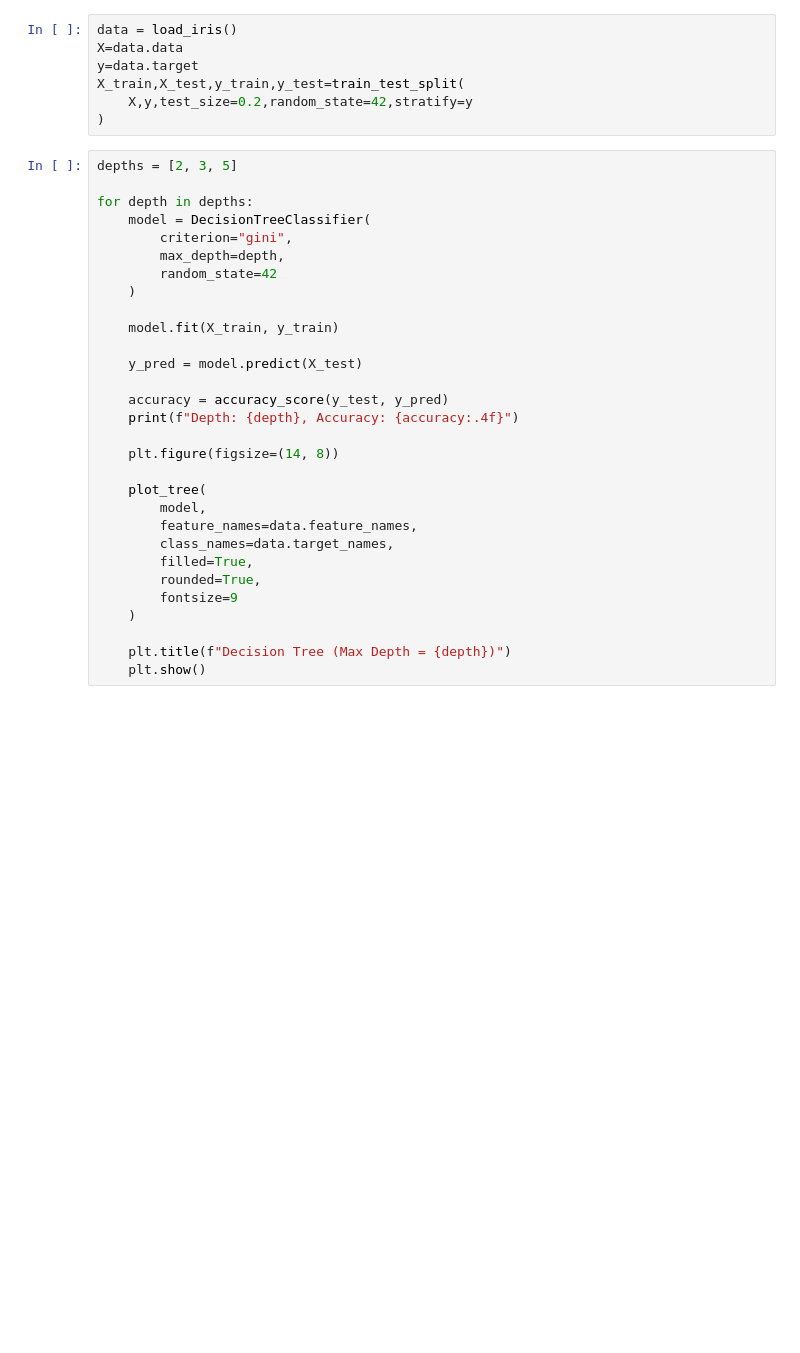
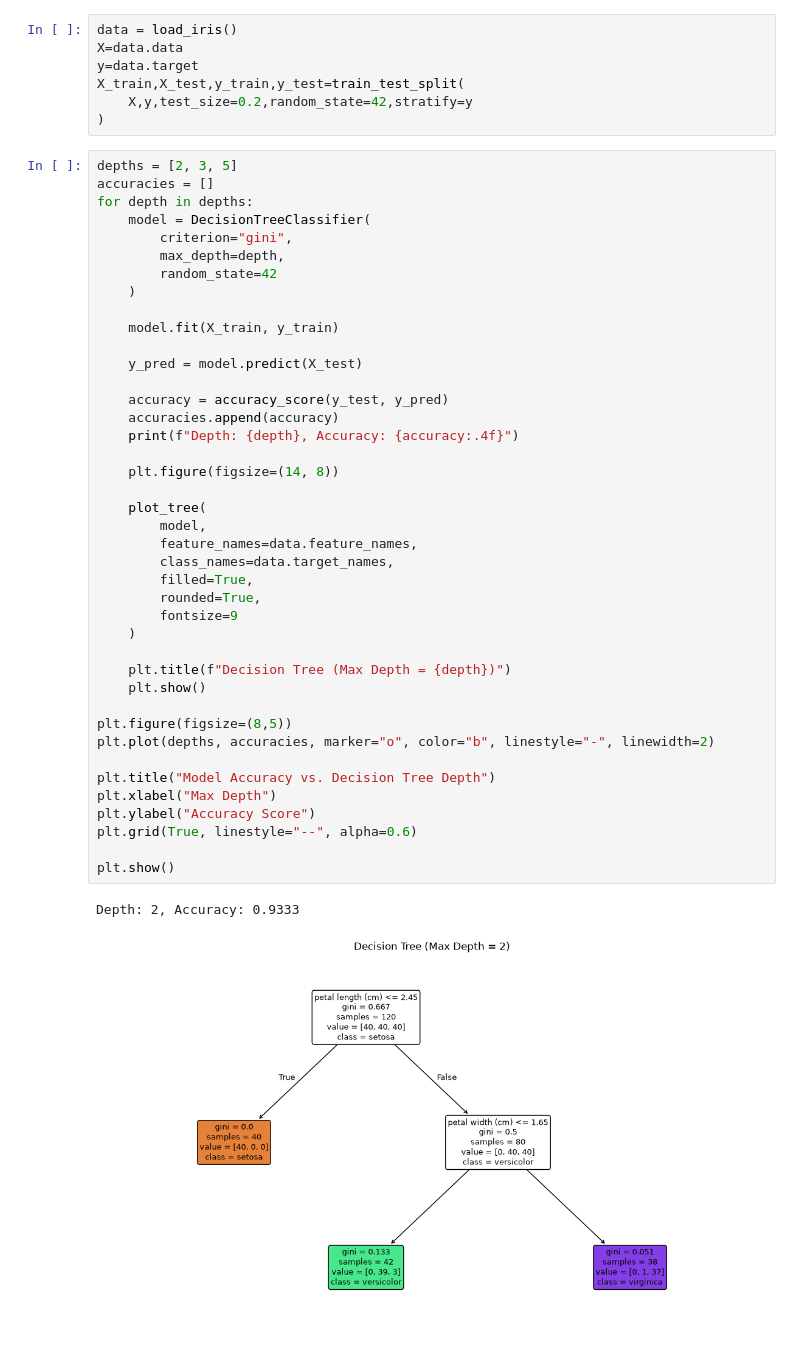
Before and after one commit to Bikram9168/Machine-Learning, a Jupyter notebook: Decision Tree EXP 6/Assignment_03_06.ipynb, the cells around one changed output. Drawn from its saved outputs; the diff is of its cells as text; blank space fills up the shorter version.

```diff
--- a/Decision Tree EXP 6/Assignment_03_06.ipynb
+++ b/Decision Tree EXP 6/Assignment_03_06.ipynb
@@ -13,31 +13,45 @@ X_train,X_test,y_train,y_test=train_test_split(
 )
 # %%
 depths = [2, 3, 5]
-
+accuracies = []
 for depth in depths:
     model = DecisionTreeClassifier(
         criterion="gini",
         max_depth=depth,
         random_state=42
     )
 
     model.fit(X_train, y_train)
 
     y_pred = model.predict(X_test)
 
     accuracy = accuracy_score(y_test, y_pred)
+    accuracies.append(accuracy)
     print(f"Depth: {depth}, Accuracy: {accuracy:.4f}")
 
     plt.figure(figsize=(14, 8))
 
     plot_tree(
         model,
         feature_names=data.feature_names,
         class_names=data.target_names,
         filled=True,
         rounded=True,
         fontsize=9
     )
 
     plt.title(f"Decision Tree (Max Depth = {depth})")
     plt.show()
+
+plt.figure(figsize=(8,5))
+plt.plot(depths, accuracies, marker="o", color="b", linestyle="-", linewidth=2)
+
+plt.title("Model Accuracy vs. Decision Tree Depth")
+plt.xlabel("Max Depth")
+plt.ylabel("Accuracy Score")
+plt.grid(True, linestyle="--", alpha=0.6)
+
+plt.show()
+# %% [output]
+Depth: 2, Accuracy: 0.9333
+[figure, added]
```
Also changed, not shown: parts of 1 cell of this notebook.
